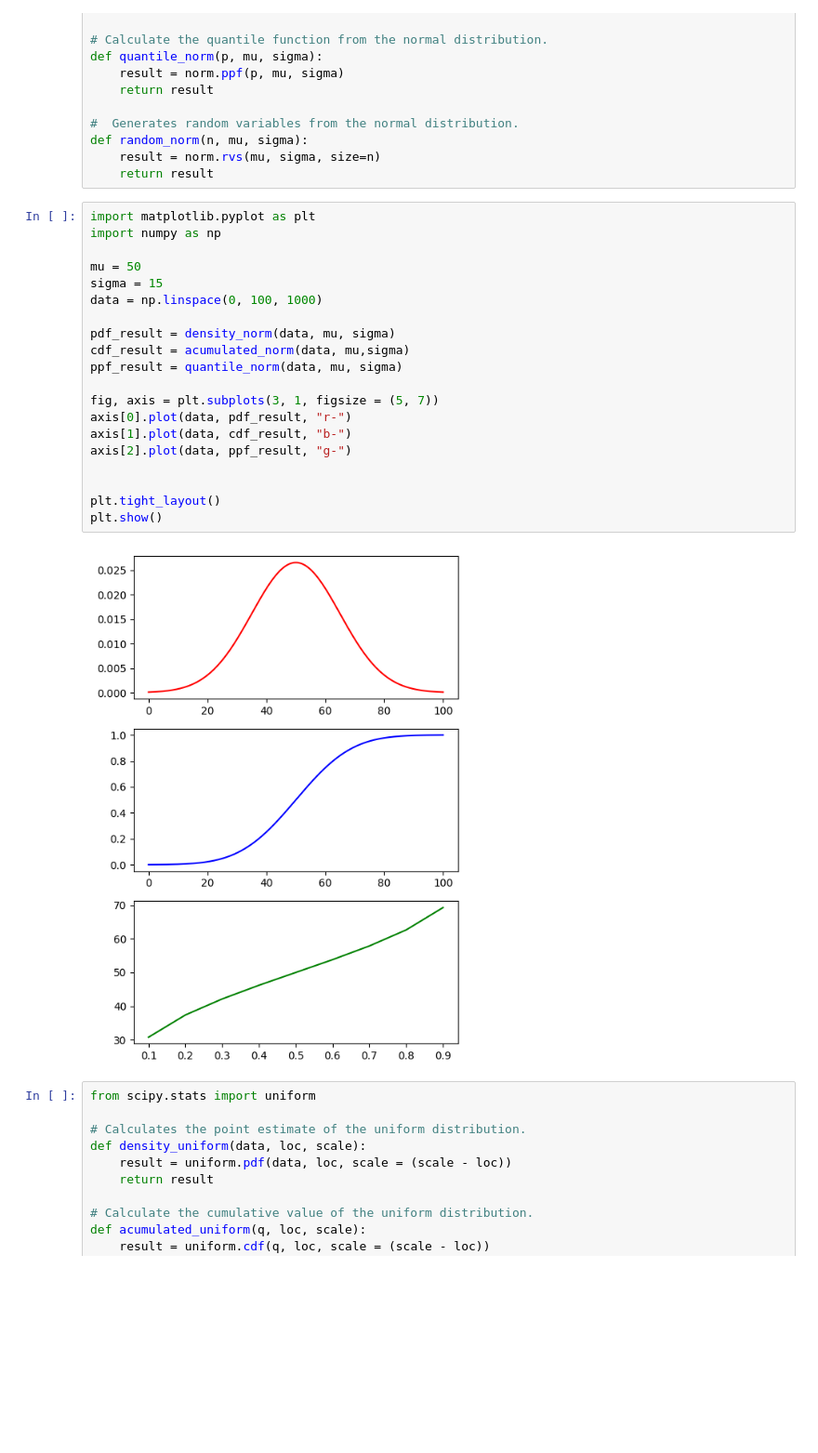
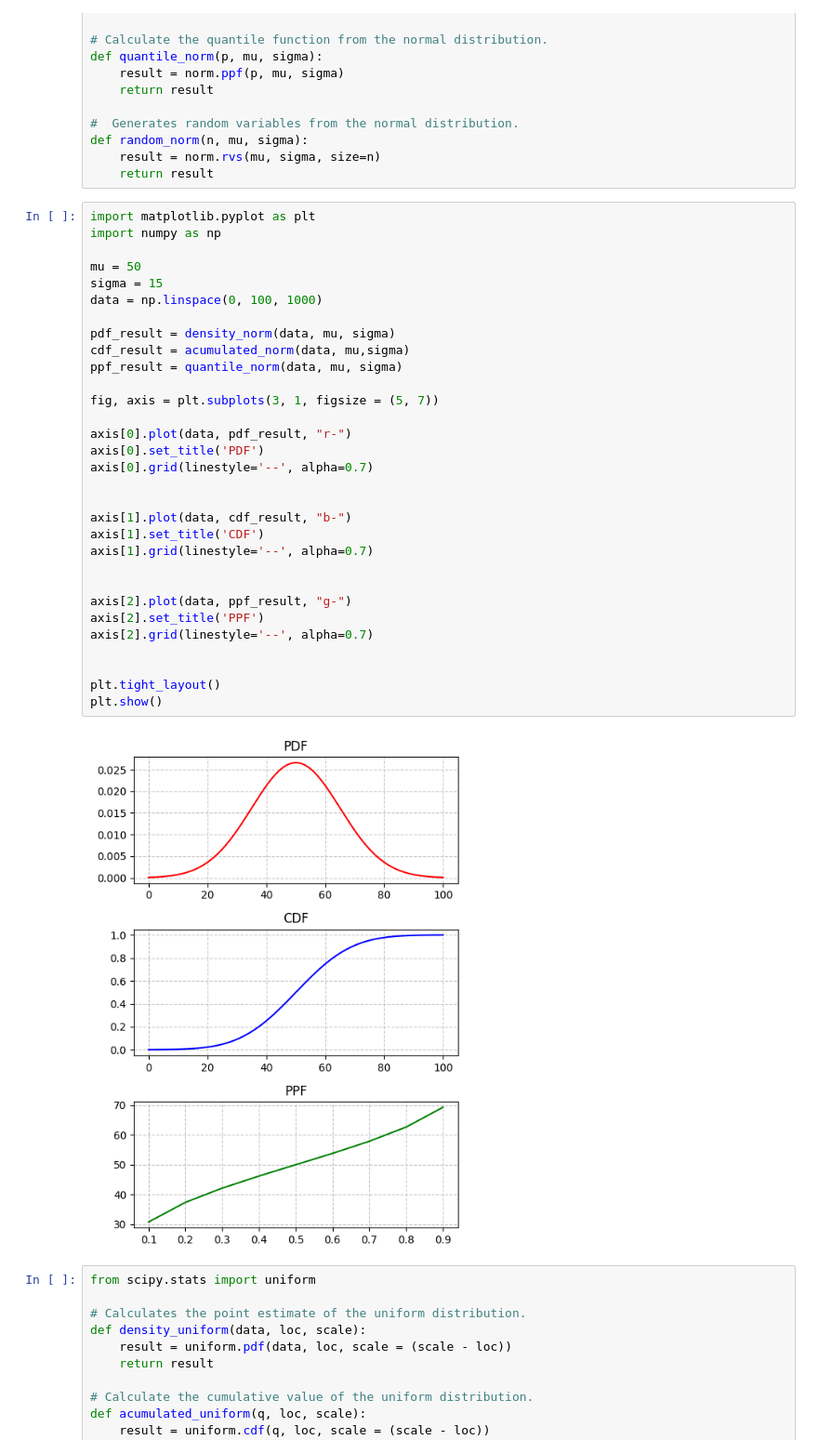
Before and after one commit to Julianmarania/Probability-distribution-exercises-project-with-python_Project_6_Julian_Lopez, a Jupyter notebook: notebook/problems.es.ipynb, the cells around one changed output. Shown: that part at 93% size. Saved outputs shown, nothing was run; the diff lists cells and outputs as text; blank space fills up the shorter version.

```diff
--- a/notebook/problems.es.ipynb
+++ b/notebook/problems.es.ipynb
@@ -110,25 +110,36 @@ def random_norm(n, mu, sigma):
 # %%
 import matplotlib.pyplot as plt
 import numpy as np
 
 mu = 50
 sigma = 15
 data = np.linspace(0, 100, 1000)
 
 pdf_result = density_norm(data, mu, sigma)
 cdf_result = acumulated_norm(data, mu,sigma)
 ppf_result = quantile_norm(data, mu, sigma)
 
 fig, axis = plt.subplots(3, 1, figsize = (5, 7))
+
 axis[0].plot(data, pdf_result, "r-")
+axis[0].set_title('PDF')
+axis[0].grid(linestyle='--', alpha=0.7)
+
+
 axis[1].plot(data, cdf_result, "b-")
+axis[1].set_title('CDF')
+axis[1].grid(linestyle='--', alpha=0.7)
+
+
 axis[2].plot(data, ppf_result, "g-")
+axis[2].set_title('PPF')
+axis[2].grid(linestyle='--', alpha=0.7)
 
 
 plt.tight_layout()
 plt.show()
 # %% [output]
-[figure, old version]
+[figure, new version]
 # %%
 from scipy.stats import uniform
 
```
Also changed, not shown: parts of 1 cell of this notebook.
